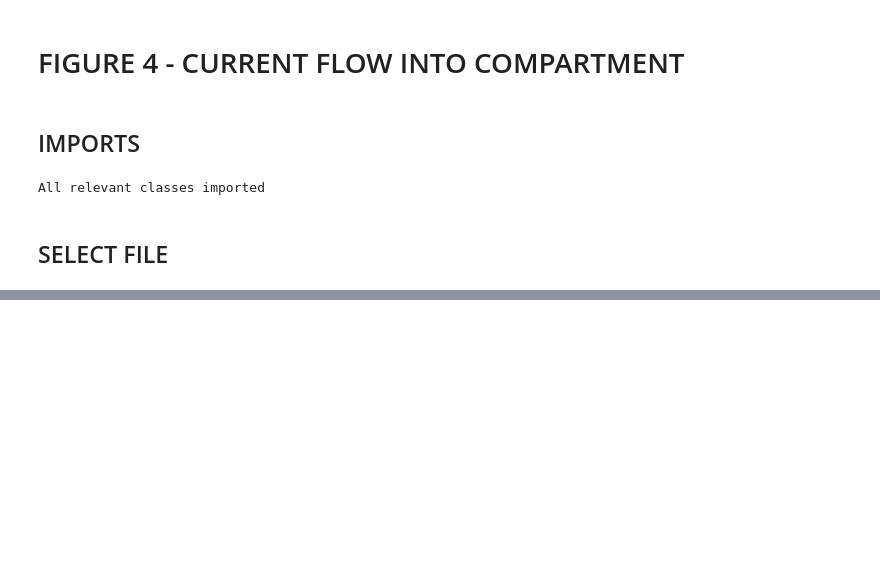
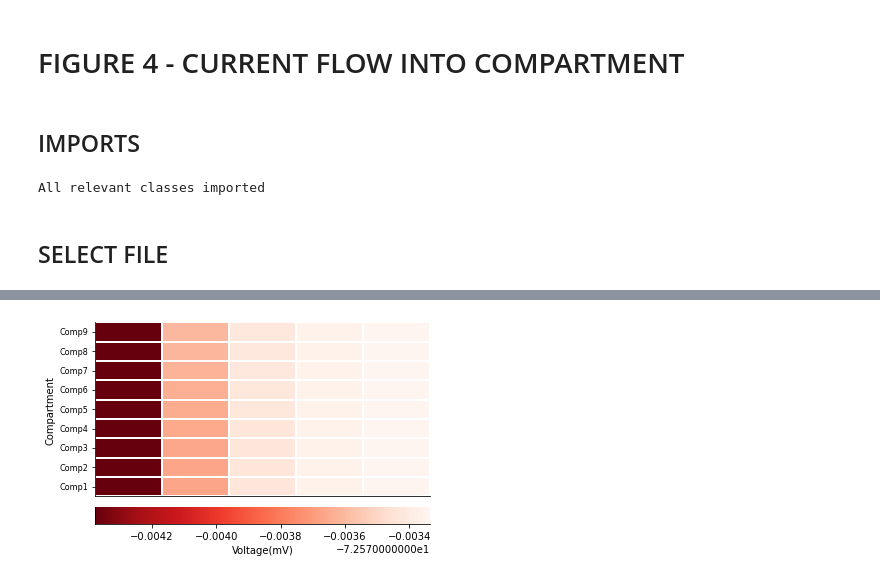
Before and after one commit to Eran707/msc_repo_2, a Jupyter notebook: 02_Code/Multicompartment Trials/Figure_4_currents.ipynb, the cells around one changed output, grey strips where cells are left out. Saved outputs shown, nothing was run; the diff lists cells and outputs as text; code cells hidden in the pictures; blank space fills up the shorter version.

```diff
--- a/02_Code/Multicompartment Trials/Figure_4_currents.ipynb
+++ b/02_Code/Multicompartment Trials/Figure_4_currents.ipynb
@@ -238,0 +215,27 @@ mplt.legend()
+# %%
+######
+btn_plot_4b = widgets.Button(description="Plot 4B", button_style='success')
+display(btn_plot_4b)
+#####
+vm_arr =[]
+
+
+def btn_plot_4b_clicked(b):
+
+    for i in range(len(comp_names_arr),0,-1):
+
+        temp_arr_vm = [master_arr[i-1][j][-3]*1e3 for j in range(len(master_arr[0]))]
+        temp_arr_vm = temp_arr_vm[:25000:1000]
+        vm_arr.append(temp_arr_vm)
+
+
+    g_vm = sns.heatmap(vm_arr,cmap="Reds_r",xticklabels=False,  cbar_kws={'pad':0.05,'label':'Voltage(mV)', 'orientation':'horizontal' },linewidth=0.01 )
+    g_vm.set_ylabel("Compartment",fontsize=10)
+    g_vm.set_yticklabels(comp_names_arr[::-1], fontsize=8, rotation=0)
+    #left_ax_vm.set_title("Vm in each compartment",fontsize=10)
+
+
+    sns.despine()
+#####
+btn_plot_4b.on_click(btn_plot_4b_clicked)
+# %% [output]
@@ -238,0 +243 @@ mplt.legend()
+[figure, added]
```
Also changed, not shown: parts of 13 cells of this notebook, 54 other files.
